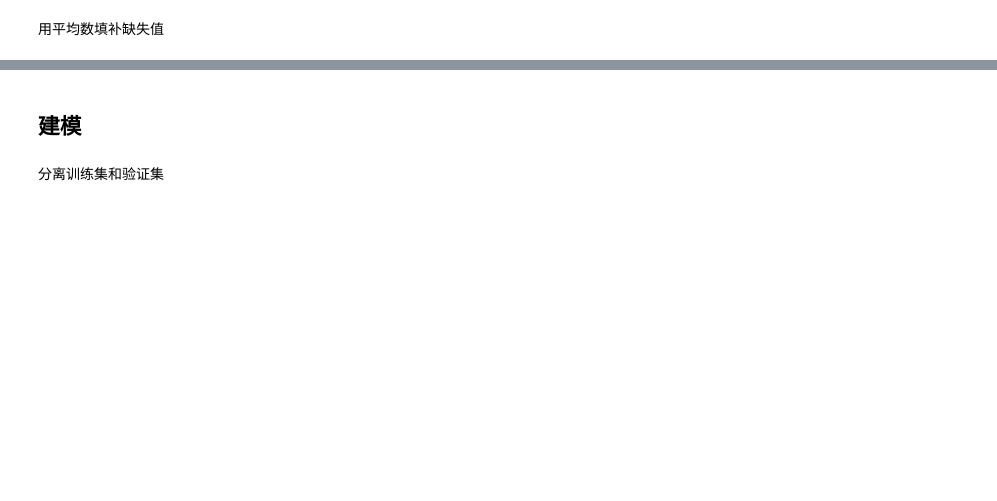
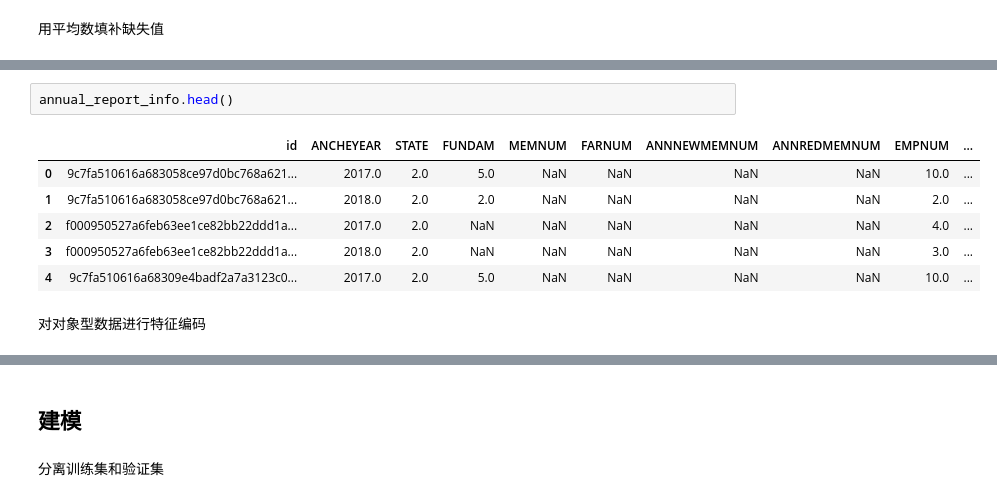
Before and after one commit to AmarKingso/DataMiningTraining, a Jupyter notebook: CCFCompetition/CCFCompetition.ipynb, the cells around one changed output, grey strips where cells are left out. Cells and saved outputs as stored; diff of their text form; blank space fills up the shorter version.

```diff
--- a/CCFCompetition/CCFCompetition.ipynb
+++ b/CCFCompetition/CCFCompetition.ipynb
@@ -371,0 +298,11 @@ data_set[empty_fea] = data_set[empty_fea].fillna(data_set[empty_fea].median())
+# %%
+annual_report_info.head()
+# %% [output]
+|  | id | ANCHEYEAR | STATE | FUNDAM | MEMNUM | FARNUM | ANNNEWMEMNUM | ANNREDMEMNUM | EMPNUM | ... |
+| 0 | 9c7fa510616a683058ce97d0bc768a621... | 2017.0 | 2.0 | 5.0 | NaN | NaN | NaN | NaN | 10.0 | ... |
+| 1 | 9c7fa510616a683058ce97d0bc768a621... | 2018.0 | 2.0 | 2.0 | NaN | NaN | NaN | NaN | 2.0 | ... |
+| 2 | f000950527a6feb63ee1ce82bb22ddd1a... | 2017.0 | 2.0 | NaN | NaN | NaN | NaN | NaN | 4.0 | ... |
+| 3 | f000950527a6feb63ee1ce82bb22ddd1a... | 2018.0 | 2.0 | NaN | NaN | NaN | NaN | NaN | 3.0 | ... |
+| 4 | 9c7fa510616a68309e4badf2a7a3123c0... | 2017.0 | 2.0 | 5.0 | NaN | NaN | NaN | NaN | 10.0 | ... |
+# %% [markdown]
+对对象型数据进行特征编码
```
Also changed, not shown: parts of 92 cells of this notebook.
